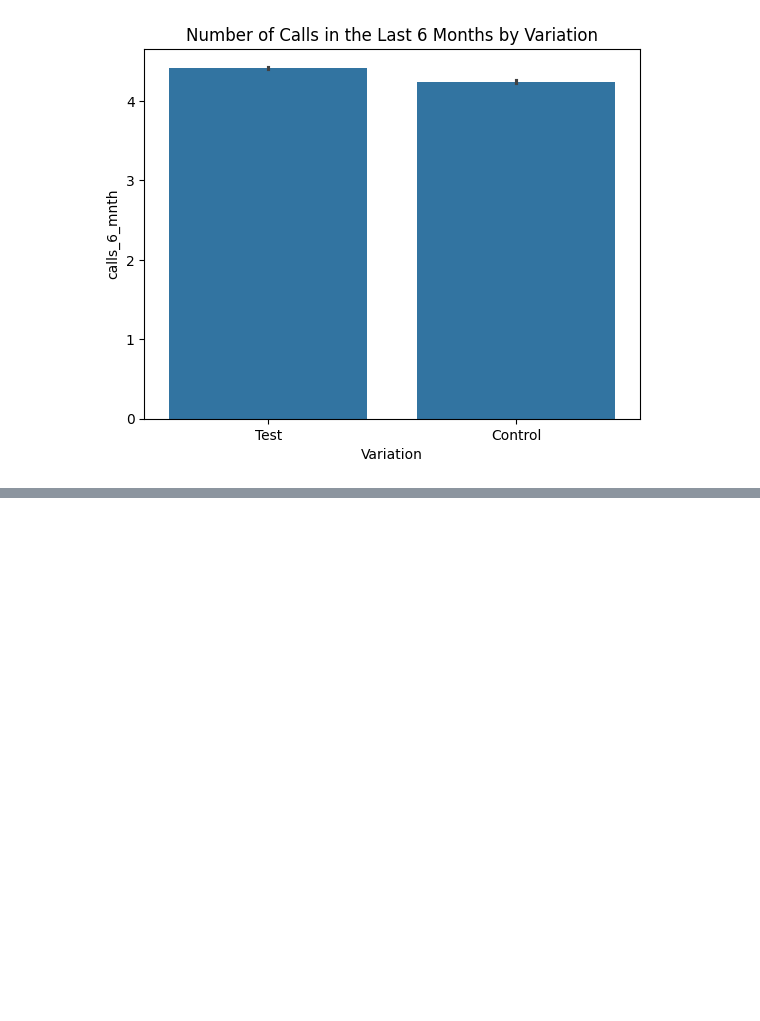
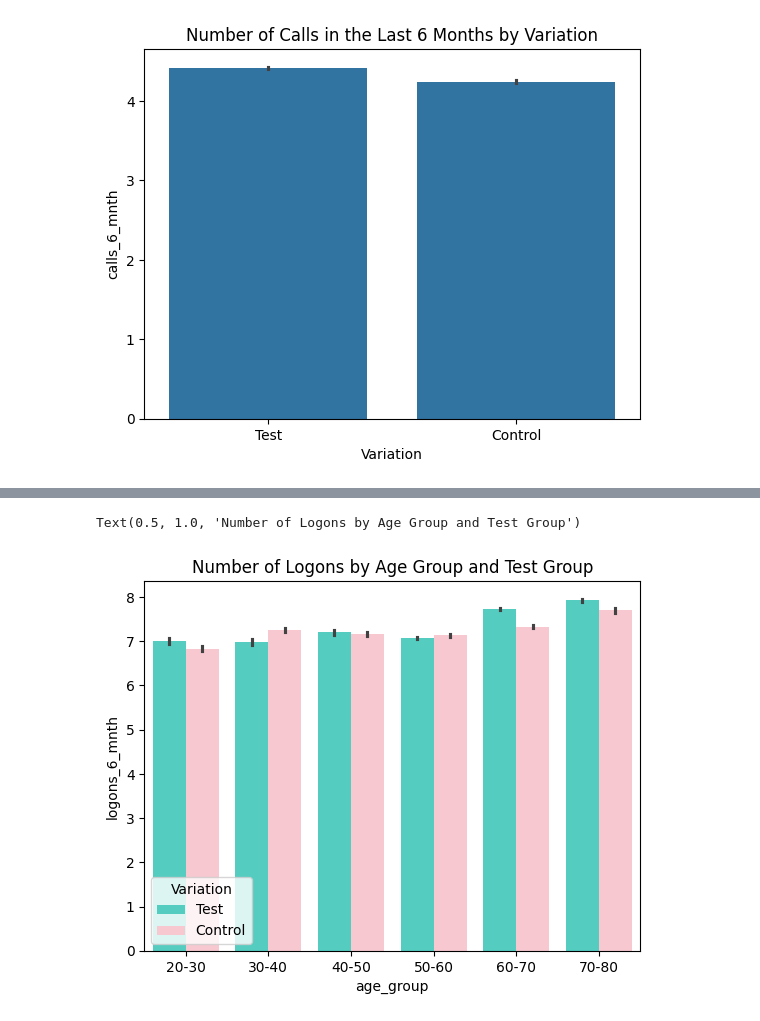
Before and after one commit to nlewism/Project-A-B-Testing-Analysis, a Jupyter notebook: src/jupyter notebook/Data Wrangling.ipynb, the cells around one changed output, grey strips where cells are left out. Cells and saved outputs as stored; diff of their text form; code cells hidden in the pictures; blank space fills up the shorter version.

```diff
--- a/src/jupyter notebook/Data Wrangling.ipynb
+++ b/src/jupyter notebook/Data Wrangling.ipynb
@@ -457,0 +504,3 @@ TypeError: Invalid object type at position 0
+# %%
+grouped_data['age_group'] = pd.cut(grouped_data['clnt_age'], bins=[20, 30, 40, 50, 60, 70, 80], labels=['20-30', '30-40', '40-50', '50-60', '60-70', '70-80'])
+grouped_data['age_group']
@@ -457,0 +521,8 @@ TypeError: Invalid object type at position 0
+# %%
+custom_palette = {'Test': 'turquoise', 'Control': 'pink'}
+
+sns.barplot(x='age_group', y='logons_6_mnth', hue='Variation', data=grouped_data, palette=custom_palette)
+plt.title('Number of Logons by Age Group and Test Group')
+# %% [output]
+Text(0.5, 1.0, 'Number of Logons by Age Group and Test Group')
+[figure, added]
```
Also changed, not shown: parts of 28 cells of this notebook.
